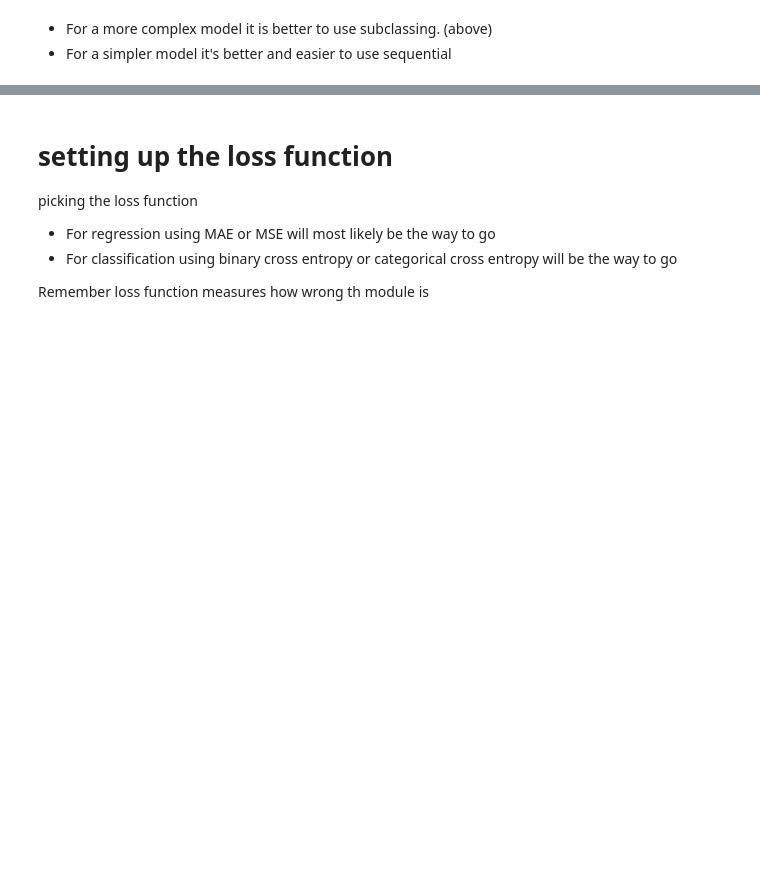
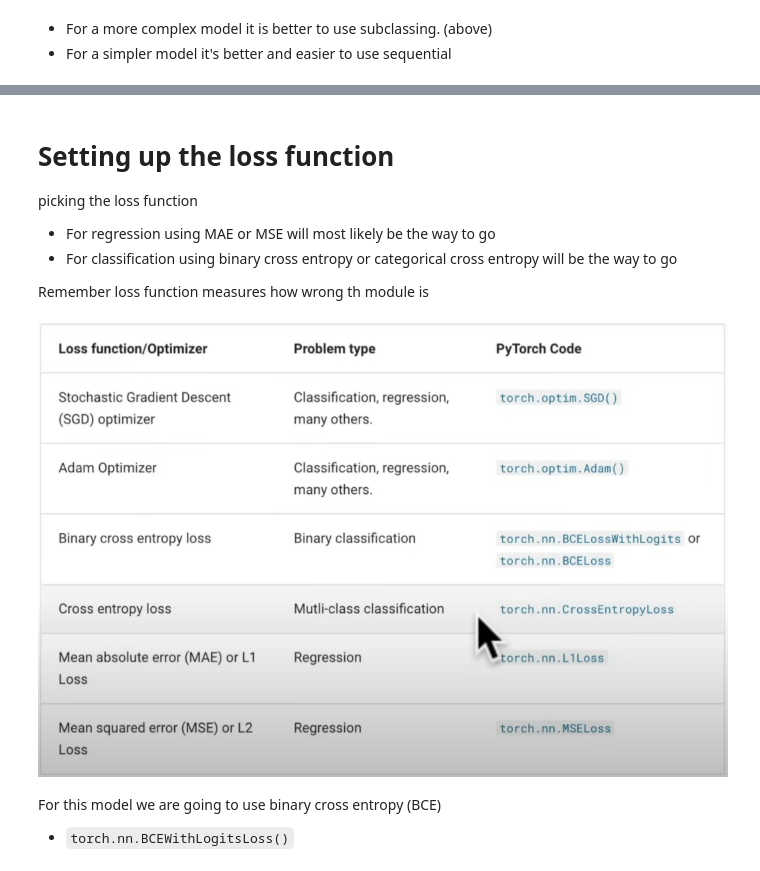
Before and after one commit to LonnieHarp/Pytorch, a Jupyter notebook: classifcation.ipynb, the cells around one changed output, grey strips where cells are left out. Saved outputs shown, nothing was run; the diff lists cells and outputs as text; code cells hidden in the pictures; blank space fills up the shorter version.

```diff
--- a/classifcation.ipynb
+++ b/classifcation.ipynb
@@ -177,5 +250,5 @@ print(f"\n Firs 10 labels: \n {y_test[:10]}")
 # %% [markdown]
-# setting up the loss function
+# Setting up the loss function
 picking the loss function
 * For regression using MAE or MSE will most likely be the way to go
 * For classification using binary cross entropy or categorical cross entropy will be the way to go
@@ -183,6 +256,9 @@ picking the loss function
 Remember loss function measures how wrong th module is
 # %%
 # some common loss functions are
-from IPython.display import Image
-loss_functions = Image('Images/common_loss_functions.png', width=750, height=750)
-loss_functions
+img.loss_functions()
+# %% [output]
+[figure, added]
+# %% [markdown]
+For this model we are going to use binary cross entropy (BCE)
+* `torch.nn.BCEWithLogitsLoss()`
```
Also changed, not shown: parts of 37 cells of this notebook.
